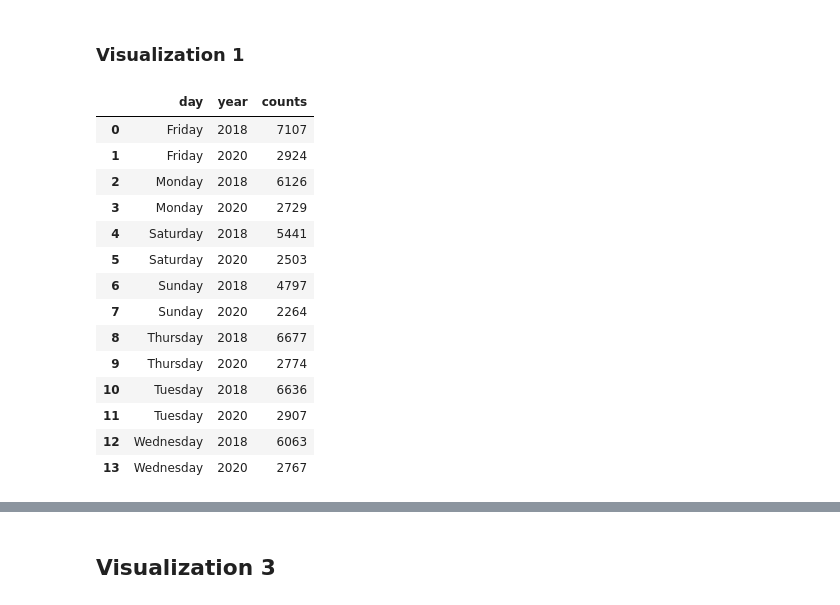
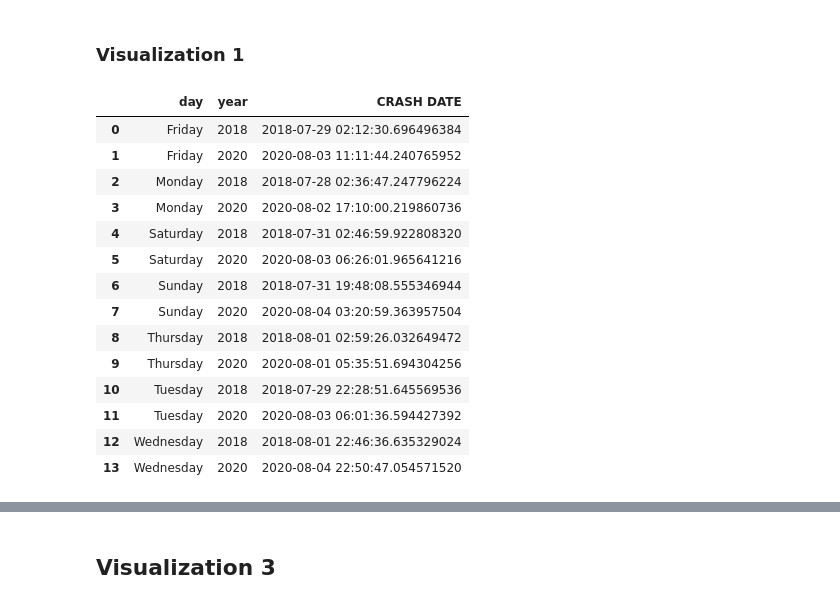
Before and after one commit to carlosarboness/Data-Visualization, a Jupyter notebook: Project 1/collisions.ipynb, the cells around one changed output, grey strips where cells are left out. Saved outputs shown, nothing was run; the diff lists cells and outputs as text; code cells hidden in the pictures.

```diff
--- a/Project 1/collisions.ipynb
+++ b/Project 1/collisions.ipynb
@@ -19,25 +19,25 @@ collisions.head()
 # %%
 df1 = pd.DataFrame({'CRASH DATE': pd.to_datetime(collisions["CRASH DATE"])})
 df1['day'] = df1['CRASH DATE'].dt.day_name()
 df1['year'] = df1['CRASH DATE'].dt.year
-df1 = df1.groupby(['day', 'year']).size().reset_index(name='counts')
+df1 = df1.groupby(['day', 'year']).mean().reset_index(names=['day', 'year'])
 df1
 # %% [output]
-|  | day | year | counts |
-| 0 | Friday | 2018 | 7107 |
-| 1 | Friday | 2020 | 2924 |
-| 2 | Monday | 2018 | 6126 |
-| 3 | Monday | 2020 | 2729 |
-| 4 | Saturday | 2018 | 5441 |
-| 5 | Saturday | 2020 | 2503 |
-| 6 | Sunday | 2018 | 4797 |
-| 7 | Sunday | 2020 | 2264 |
-| 8 | Thursday | 2018 | 6677 |
-| 9 | Thursday | 2020 | 2774 |
-| 10 | Tuesday | 2018 | 6636 |
-| 11 | Tuesday | 2020 | 2907 |
-| 12 | Wednesday | 2018 | 6063 |
-| 13 | Wednesday | 2020 | 2767 |
+|  | day | year | CRASH DATE |
+| 0 | Friday | 2018 | 2018-07-29 02:12:30.696496384 |
+| 1 | Friday | 2020 | 2020-08-03 11:11:44.240765952 |
+| 2 | Monday | 2018 | 2018-07-28 02:36:47.247796224 |
+| 3 | Monday | 2020 | 2020-08-02 17:10:00.219860736 |
+| 4 | Saturday | 2018 | 2018-07-31 02:46:59.922808320 |
+| 5 | Saturday | 2020 | 2020-08-03 06:26:01.965641216 |
+| 6 | Sunday | 2018 | 2018-07-31 19:48:08.555346944 |
+| 7 | Sunday | 2020 | 2020-08-04 03:20:59.363957504 |
+| 8 | Thursday | 2018 | 2018-08-01 02:59:26.032649472 |
+| 9 | Thursday | 2020 | 2020-08-01 05:35:51.694304256 |
+| 10 | Tuesday | 2018 | 2018-07-29 22:28:51.645569536 |
+| 11 | Tuesday | 2020 | 2020-08-03 06:01:36.594427392 |
+| 12 | Wednesday | 2018 | 2018-08-01 22:46:36.635329024 |
+| 13 | Wednesday | 2020 | 2020-08-04 22:50:47.054571520 |
 # %%
 chart1 = alt.Chart(df1).mark_bar().encode(
     x='year:O',
```
Also changed, not shown: parts of 5 cells of this notebook, 6 other files.
